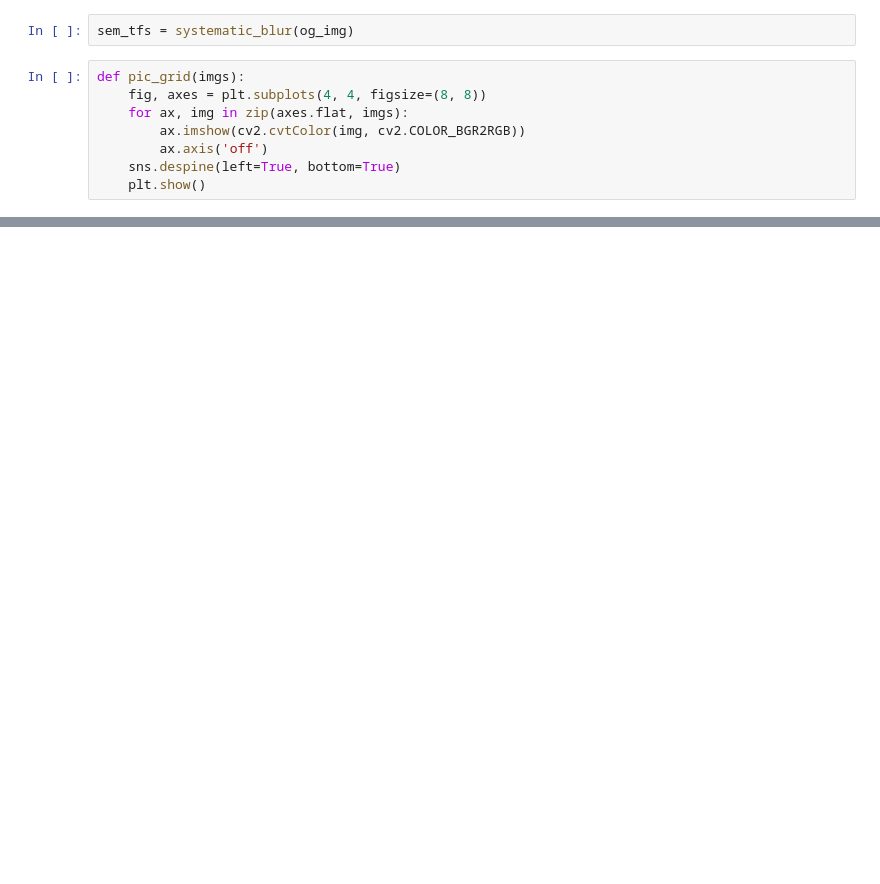
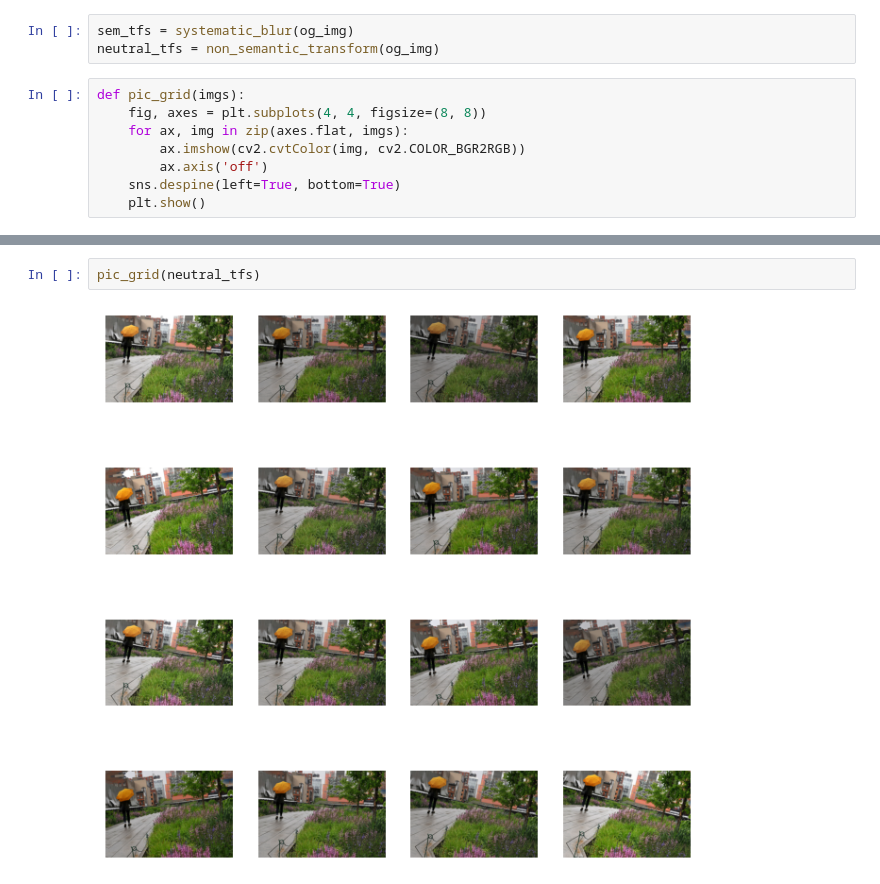
Before and after one commit to afie1d/hrc-uncertainty, a Jupyter notebook: src/image_adjust_test.ipynb, the cells around one changed output, grey strips where cells are left out. Drawn from its saved outputs; the diff is of its cells as text; blank space fills up the shorter version.

```diff
--- a/src/image_adjust_test.ipynb
+++ b/src/image_adjust_test.ipynb
@@ -18,5 +18,6 @@ plt.show()
 # %%
 sem_tfs = systematic_blur(og_img)
+neutral_tfs = non_semantic_transform(og_img)
 # %%
 def pic_grid(imgs):
     fig, axes = plt.subplots(4, 4, figsize=(8, 8))
@@ -31,0 +33,4 @@ pic_grid(sem_tfs)
+# %%
+pic_grid(neutral_tfs)
+# %% [output]
+[figure, added]
```
Also changed, not shown: parts of 3 cells of this notebook, 3 other files.
